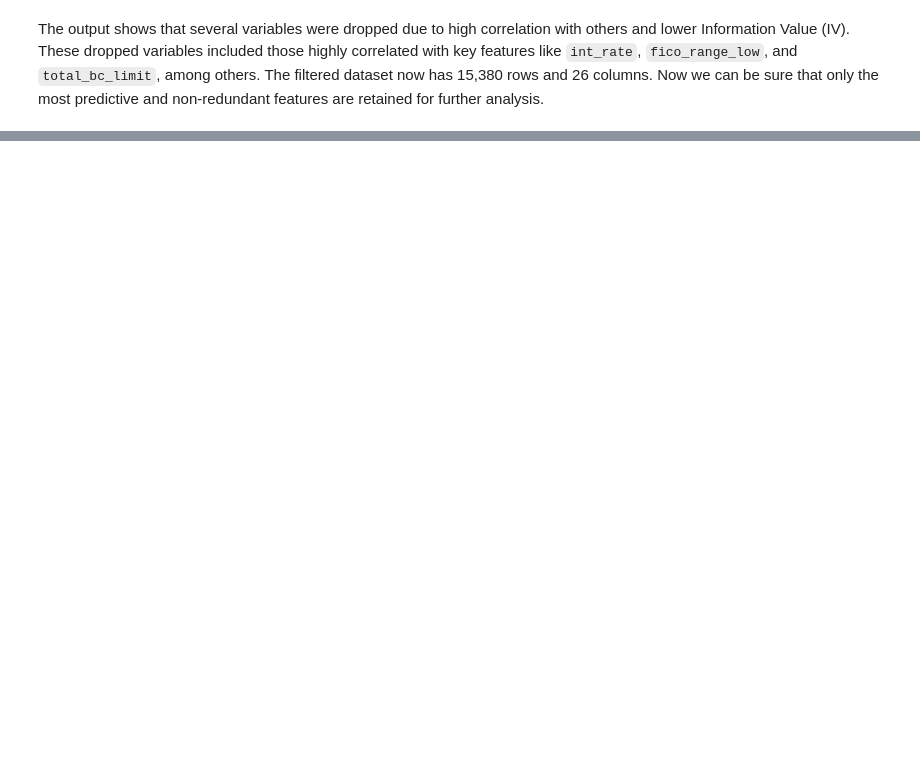
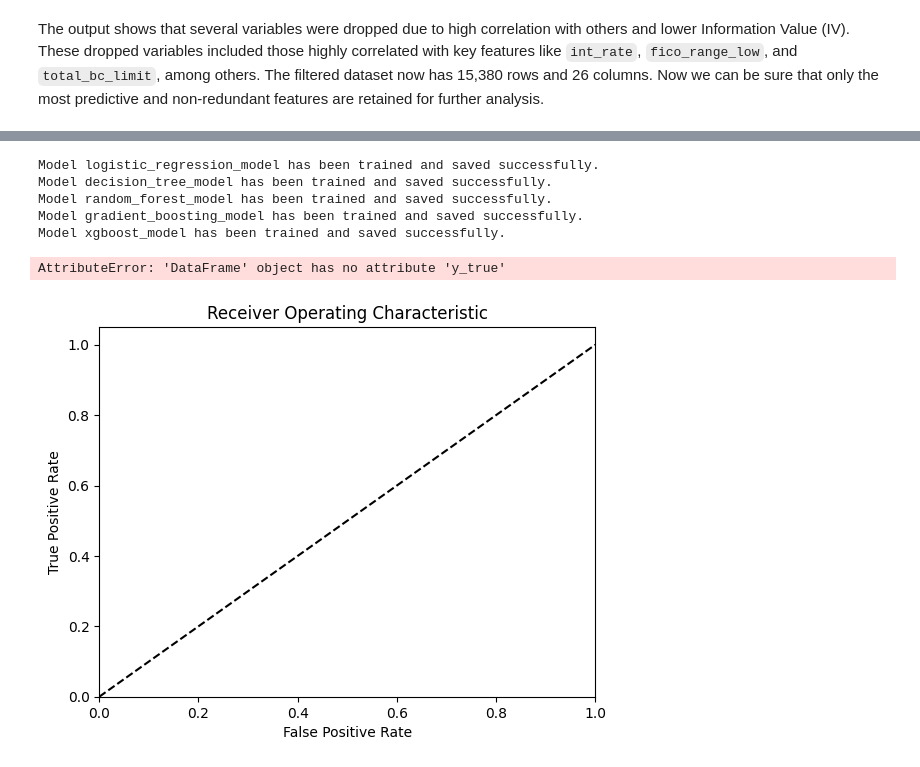
Before and after one commit to hoobys/Reproducible-Research-uni-project, a Jupyter notebook: report.ipynb, the cells around one changed output, grey strips where cells are left out. Saved outputs shown, nothing was run; the diff lists cells and outputs as text; code cells hidden in the pictures; blank space fills up the shorter version.

Commit message:
train models

```diff
--- a/report.ipynb
+++ b/report.ipynb
@@ -191,2 +191,10 @@ Dropped columns due to collinearity:  {'num_tl_op_past_12m', 'fico_range_high',
 # %% [markdown]
 The output shows that several variables were dropped due to high correlation with others and lower Information Value (IV). These dropped variables included those highly correlated with key features like `int_rate`, `fico_range_low`, and `total_bc_limit`, among others. The filtered dataset now has 15,380 rows and 26 columns. Now we can be sure that only the most predictive and non-redundant features are retained for further analysis.
+# %%
+from rr_project.split_data import split_data
+
+X_train, X_test, y_train, y_test = split_data(
+    filtered_df.drop(["target"], axis=1), filtered_df["target"]
+)
+
+X_train
@@ -192,0 +215,17 @@ The output shows that several variables were dropped due to high correlation wit
+# %%
+from rr_project.train_models import train_and_save_models
+
+train_and_save_models(X_train, y_train)
+# %% [output]
+Model logistic_regression_model has been trained and saved successfully.
+Model decision_tree_model has been trained and saved successfully.
+Model random_forest_model has been trained and saved successfully.
+Model gradient_boosting_model has been trained and saved successfully.
+Model xgboost_model has been trained and saved successfully.
+# %%
+from rr_project.visualization import get_roc_for_multiple_models
+
+get_roc_for_multiple_models(X_test, y_test)
+# %% [output]
+AttributeError: 'DataFrame' object has no attribute 'y_true'
+[figure, added]
```
Also changed, not shown: parts of 2 cells of this notebook, 7 other files.
